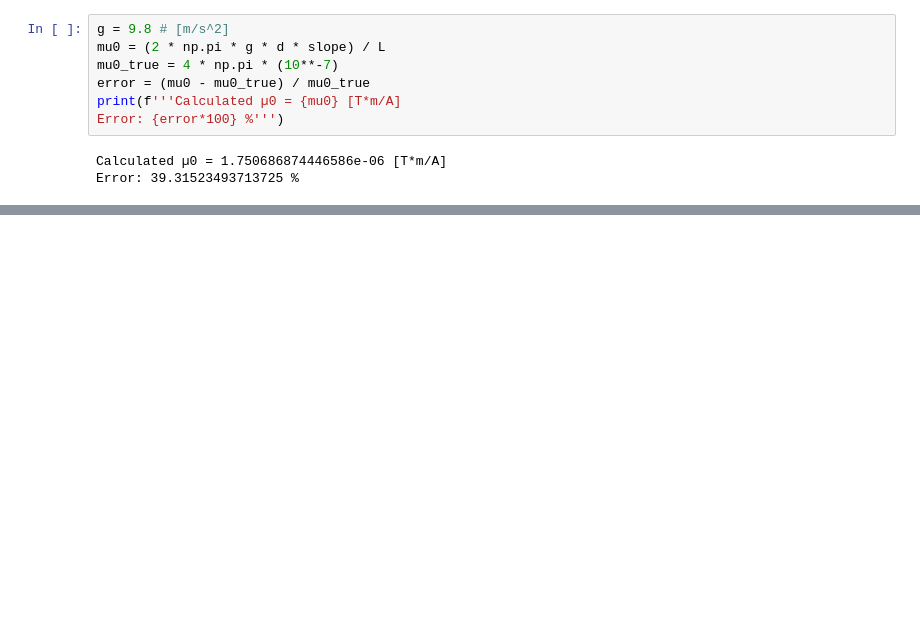
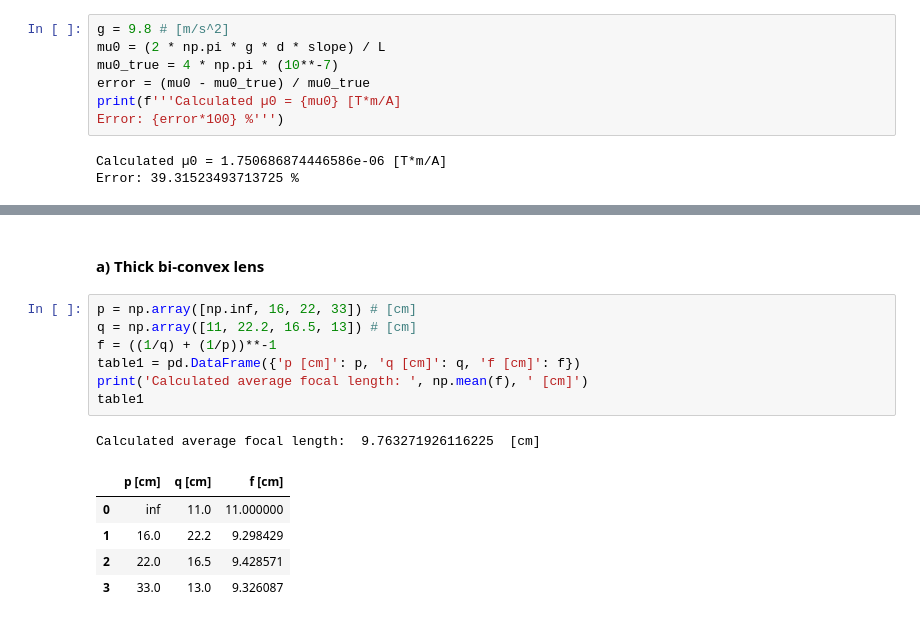
Before and after one commit to wbroem/Phys224, a Jupyter notebook: Lab_Analyses.ipynb, the cells around one changed output, grey strips where cells are left out. Saved outputs shown, nothing was run; the diff lists cells and outputs as text; blank space fills up the shorter version.

```diff
--- a/Lab_Analyses.ipynb
+++ b/Lab_Analyses.ipynb
@@ -254,0 +263,16 @@ Error: 39.31523493713725 %
+# %% [markdown]
+#### a) Thick bi-convex lens
+# %%
+p = np.array([np.inf, 16, 22, 33]) # [cm]
+q = np.array([11, 22.2, 16.5, 13]) # [cm]
+f = ((1/q) + (1/p))**-1
+table1 = pd.DataFrame({'p [cm]': p, 'q [cm]': q, 'f [cm]': f})
+print('Calculated average focal length: ', np.mean(f), ' [cm]')
+table1
+# %% [output]
+Calculated average focal length:  9.763271926116225  [cm]
+|  | p [cm] | q [cm] | f [cm] |
+| 0 | inf | 11.0 | 11.000000 |
+| 1 | 16.0 | 22.2 | 9.298429 |
+| 2 | 22.0 | 16.5 | 9.428571 |
+| 3 | 33.0 | 13.0 | 9.326087 |
```
Also changed, not shown: parts of 23 cells of this notebook.
